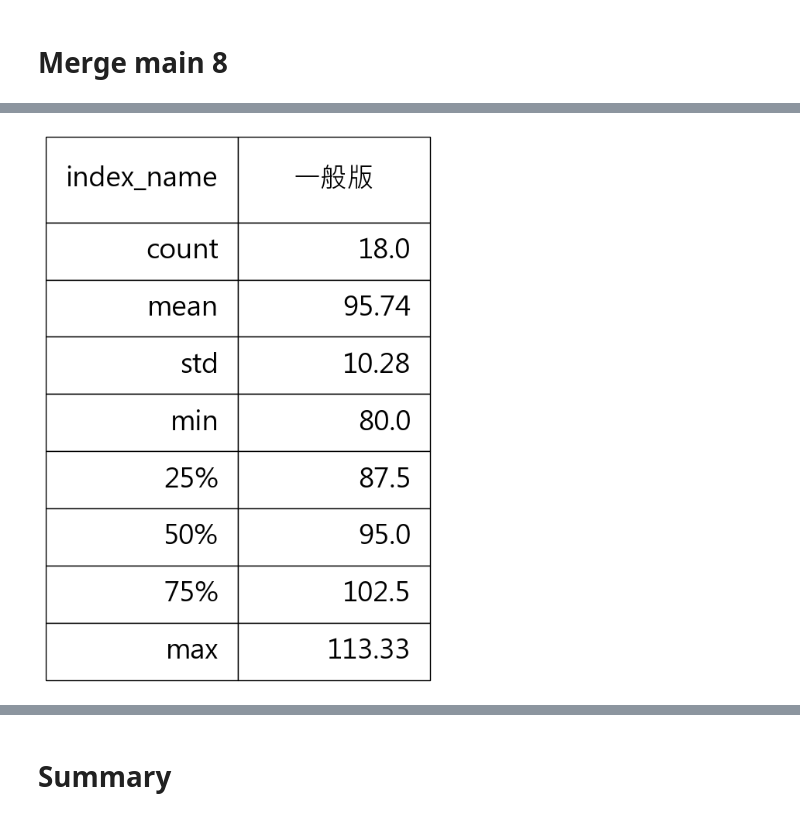
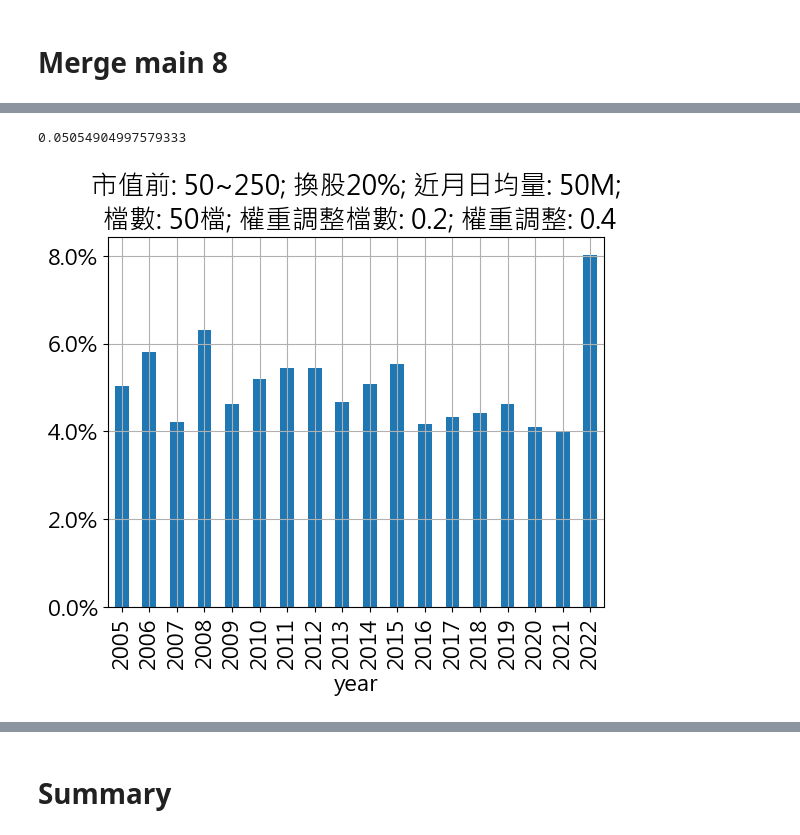
Before and after one commit to vayvay0993/hidiv, a Jupyter notebook: main_07_pure_quant.ipynb, the cells around one changed output, grey strips where cells are left out. Saved outputs shown, nothing was run; the diff lists cells and outputs as text; code cells hidden in the pictures.

```diff
--- a/main_07_pure_quant.ipynb
+++ b/main_07_pure_quant.ipynb
@@ -883,23 +785,31 @@ plt.savefig(f'./figs/{model_folder_name}/中小_{index_name}_turnover_{TURNOVER}
-# %%
-# create the weight column for each ticker, weight = 1 / total num of ticker in the rebalance date
-df_dividend_select_yield['weight'] = 1 / df_dividend_select_yield.groupby('rebalance_date')['ticker'].transform('count')
-
-df_weight = pd.pivot(df_dividend_select_yield, index='rebalance_date', columns='ticker', values='weight').copy()
-df_weight.fillna(0,inplace=True)
-
-# calculate the turnover by calculate the abs change of weight and sum up
-df_weight_change = df_weight.diff().abs() / 2 * 100
-df_quarterly_turnover = df_weight_change.sum(axis=1).reset_index()
-df_quarterly_turnover.columns = ['rebalance_date','turnover']
-
-df_quarterly_turnover['year'] = df_quarterly_turnover['rebalance_date'].dt.year
-df_quarterly_turnover['quarter'] = df_quarterly_turnover['rebalance_date'].dt.quarter
-df_yearly_turnover = (df_quarterly_turnover.groupby('year')['turnover'].mean() * 4).reset_index()
-# df_yearly_turnover = df_quarterly_turnover.groupby('quarter')['turnover'].mean().reset_index()
-df_turnover = df_yearly_turnover['turnover'].describe().reset_index()
-df_turnover.columns = ['index_name', '一般版']
-
-fig, ax = create_table(df_turnover, cell_heights)
-plt.savefig(f'./figs/{model_folder_name}/中小_{index_name}_turnover_{TURNOVER}_cap_{CAP_TOP}_{CAP_BOT}_amount_{AMOUNT_FLOOR}M_yield_{YIELD}_top_{N}_Turnover_一般版.png', bbox_inches='tight')
-# %% [output]
-[figure, removed]
+# %%
+df_dividend_select_yield_test = df_dividend_select_yield.copy()
+# df_dividend_select_yield_test = adjust_weights(df_dividend_select_yield_test, ['equal','equal'], 0.3, 0.5, 'rank_sum_average_rank', 'weight')
+df_dividend_select_yield_test = ut.adjust_weights(df_dividend_select_yield_test, ['triangle','triangle'], 0.4, TILTED, 'rank_sum_average_rank', 'weight')
+# df_dividend_select_yield_test[df_dividend_select_yield_test['date'] == '2005-02-25'].sort_values('rank_sum_average_rank').plot(x='rank_sum_average_rank', y=['weight','adjusted_weight'], kind='bar', figsize=(20, 10))
+
+df_dividend_select_yield_test['weight'] = 1 / df_dividend_select_yield_test.groupby('rebalance_date')['ticker'].transform('count')
+# df_dividend_select_yield_test['weighted_yield'] = df_dividend_select_yield_test['unadj_yield'] * df_dividend_select_yield_test['weight']
+df_dividend_select_yield_test['weighted_yield'] = df_dividend_select_yield_test['unadj_yield'] * df_dividend_select_yield_test['adjusted_weight']
+df_quarterly_div = df_dividend_select_yield_test.groupby('date')['weighted_yield'].sum().reset_index()
+df_quarterly_div['year'] = df_quarterly_div['date'].dt.year
+print(df_quarterly_div.groupby('year')['weighted_yield'].sum().mean())
+
+df_quarterly_div['year'] = df_quarterly_div['date'].dt.year
+
+mean_div = round(df_quarterly_div.groupby('year')['weighted_yield'].sum().mean() * 100, 2)
+df_quarterly_div.groupby('year')['weighted_yield'].sum().plot(kind='bar')
+
+df_quarterly_div.groupby('year')['weighted_yield'].sum().reset_index().to_excel(f'./figs/{model_folder_name}/中小_{index_name}_turnover_{TURNOVER}_cap_{CAP_TOP}_{CAP_BOT}_amount_{AMOUNT_FLOOR}M_yield_{YIELD}_top_{N}_Yield_一般版.xlsx')
+
+# format the yticks with % without other module
+plt.gca().yaxis.set_major_formatter(mtick.PercentFormatter(1.0))
+plt.grid()
+
+plt.title(chart_title)
+plt.savefig(f'./figs/{model_folder_name}/{file_name_prefix}_dividends.png', bbox_inches='tight')
+
+# df_dividend_select_yield_test[df_dividend_select_yield_test['date'] == '2005-02-25'].sort_values('rank_sum_average_rank').plot(x='rank_sum_average_rank', y=['weight','adjusted_weight'], kind='bar', figsize=(20, 10))
+# %% [output]
+0.05054904997579333
+[figure, added]
```
Also changed, not shown: parts of 38 cells of this notebook, 5 other files.
